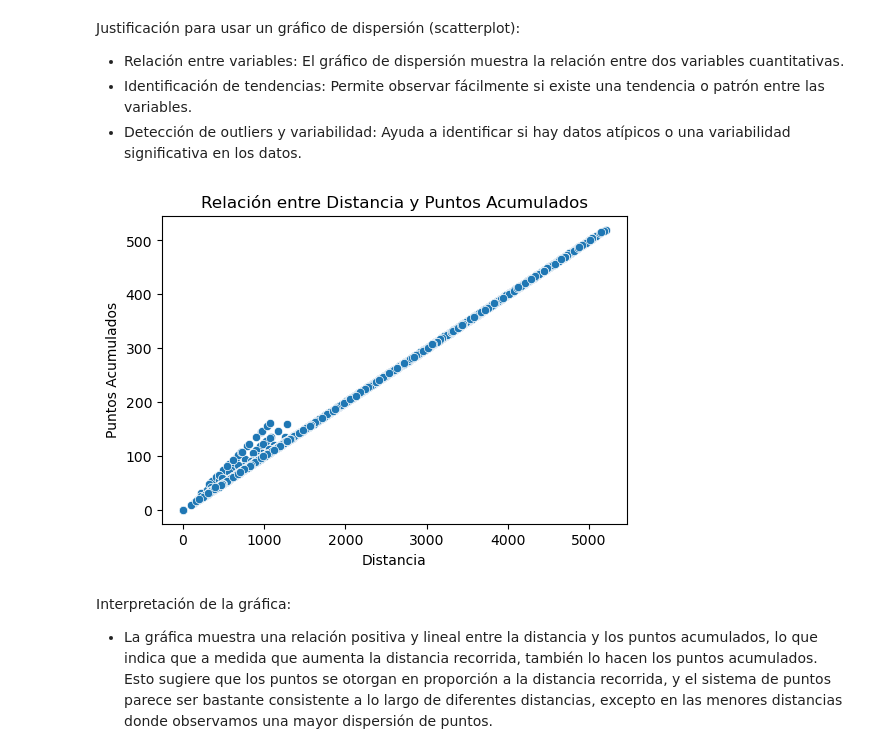
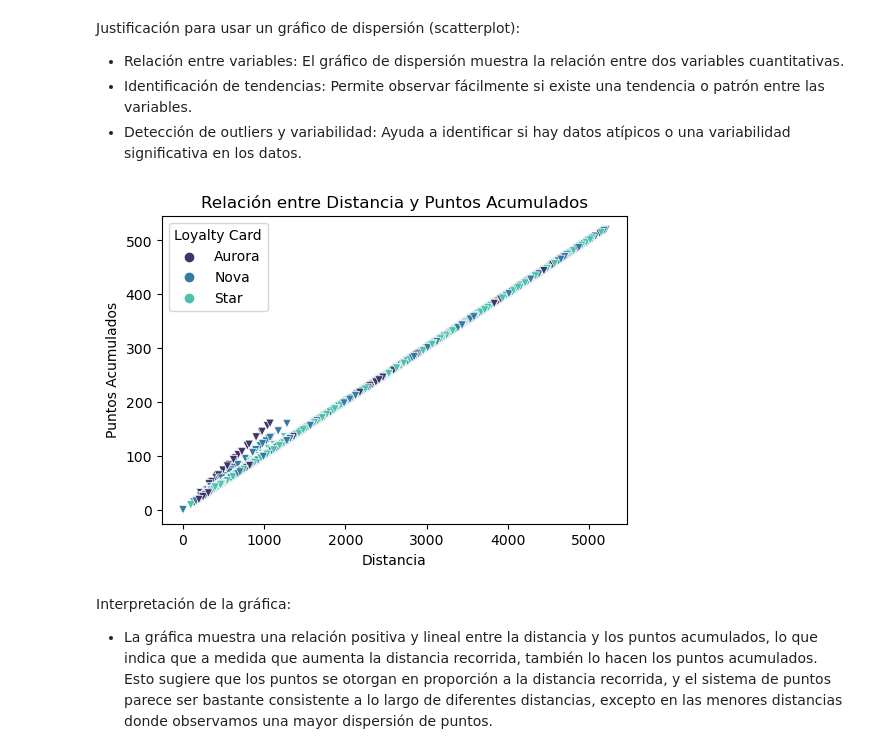
Before and after one commit to Patri-EGG/Visualizacion-en-Python-Pandas-AB-Testing--Promo-H-DA-modulo3-evaluacion-final-Patricia-Gonzalez, a Jupyter notebook: Analisis-de-Datos-de-Clientes-de-Aerolíneas-Patricia-Gonzalez.ipynb, the cells around one changed output. Cells and saved outputs as stored; diff of their text form; code cells hidden in the pictures.

```diff
--- a/Analisis-de-Datos-de-Clientes-de-Aerolíneas-Patricia-Gonzalez.ipynb
+++ b/Analisis-de-Datos-de-Clientes-de-Aerolíneas-Patricia-Gonzalez.ipynb
@@ -265,12 +260,12 @@ Justificación para usar un gráfico de dispersión (scatterplot):
 - Detección de outliers y variabilidad: Ayuda a identificar si hay datos atípicos o una variabilidad significativa en los datos.
 # %%
 plt.figure(figsize=(6, 4))
-sns.scatterplot(x='Distance', y='Points Accumulated', data=df)
+sns.scatterplot(x='Distance', y='Points Accumulated',hue = 'Loyalty Card', data = df, marker = 'v', palette= 'mako' )
 plt.title('Relación entre Distancia y Puntos Acumulados')
 plt.xlabel('Distancia')
 plt.ylabel('Puntos Acumulados');
 # %% [output]
-[figure, old version]
+[figure, new version]
 # %% [markdown]
 Interpretación de la gráfica:
 - La gráfica muestra una relación positiva y lineal entre la distancia y los puntos acumulados, lo que indica que a medida que aumenta la distancia recorrida, también lo hacen los puntos acumulados. Esto sugiere que los puntos se otorgan en proporción a la distancia recorrida, y el sistema de puntos parece ser bastante consistente a lo largo de diferentes distancias, excepto en las menores distancias donde observamos una mayor dispersión de puntos.
```
Also changed, not shown: parts of 20 cells of this notebook.
